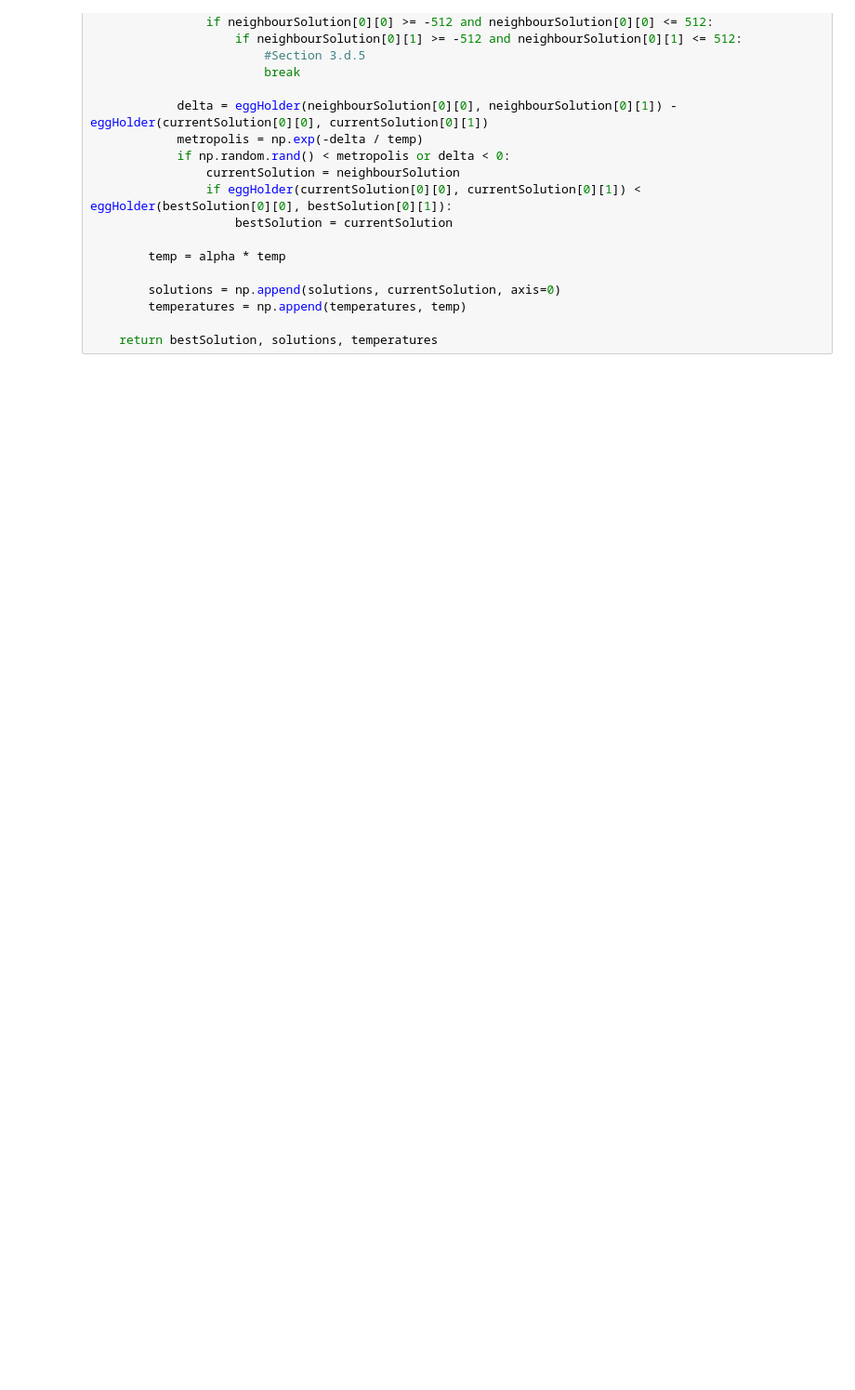
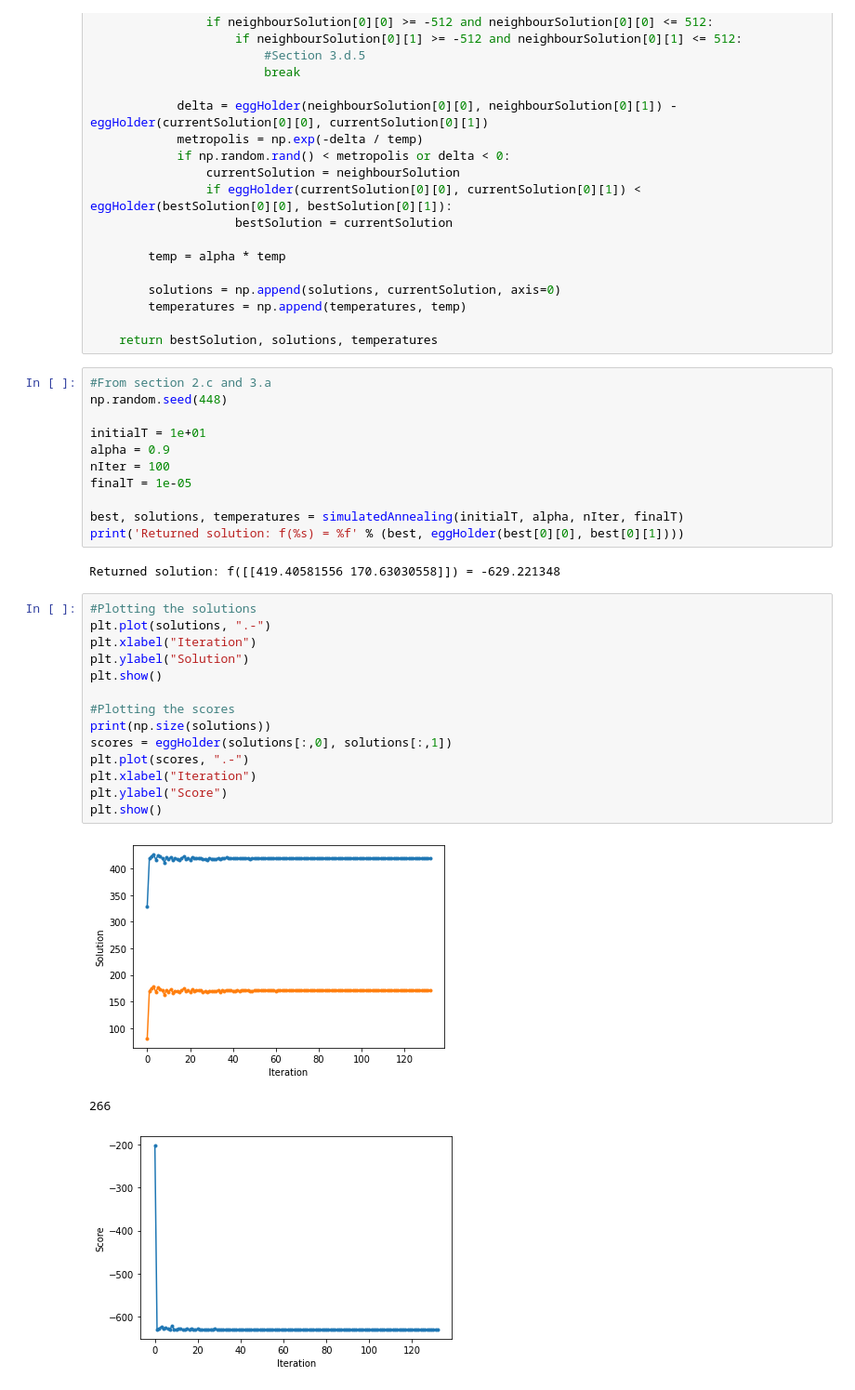
Before and after one commit to Mike0325-c/comp9414Ai-python, a Jupyter notebook: week5/Simulated_annealing.ipynb, the cells around one changed output. Shown: that part at 93% size. Saved outputs shown, nothing was run; the diff lists cells and outputs as text; blank space fills up the shorter version.

```diff
--- a/week5/Simulated_annealing.ipynb
+++ b/week5/Simulated_annealing.ipynb
@@ -58,3 +57,34 @@ def simulatedAnnealing(initialT, alpha, nIter, finalT):
         temperatures = np.append(temperatures, temp)
 
     return bestSolution, solutions, temperatures
+# %%
+#From section 2.c and 3.a
+np.random.seed(448)
+
+initialT = 1e+01
+alpha = 0.9
+nIter = 100
+finalT = 1e-05
+
+best, solutions, temperatures = simulatedAnnealing(initialT, alpha, nIter, finalT)
+print('Returned solution: f(%s) = %f' % (best, eggHolder(best[0][0], best[0][1])))
+# %% [output]
+Returned solution: f([[419.40581556 170.63030558]]) = -629.221348
+# %%
+#Plotting the solutions
+plt.plot(solutions, ".-")
+plt.xlabel("Iteration")
+plt.ylabel("Solution")
+plt.show()
+
+#Plotting the scores
+print(np.size(solutions))
+scores = eggHolder(solutions[:,0], solutions[:,1])
+plt.plot(scores, ".-")
+plt.xlabel("Iteration")
+plt.ylabel("Score")
+plt.show()
+# %% [output]
+[figure, added]
+266
+[figure, added]
```
Also changed, not shown: parts of 2 cells of this notebook, 7 other files.
